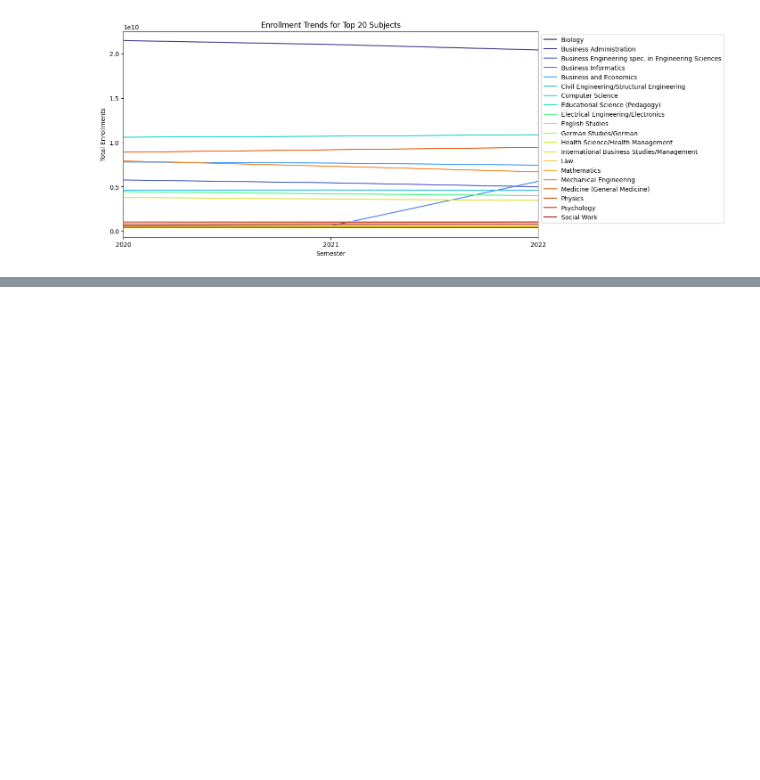
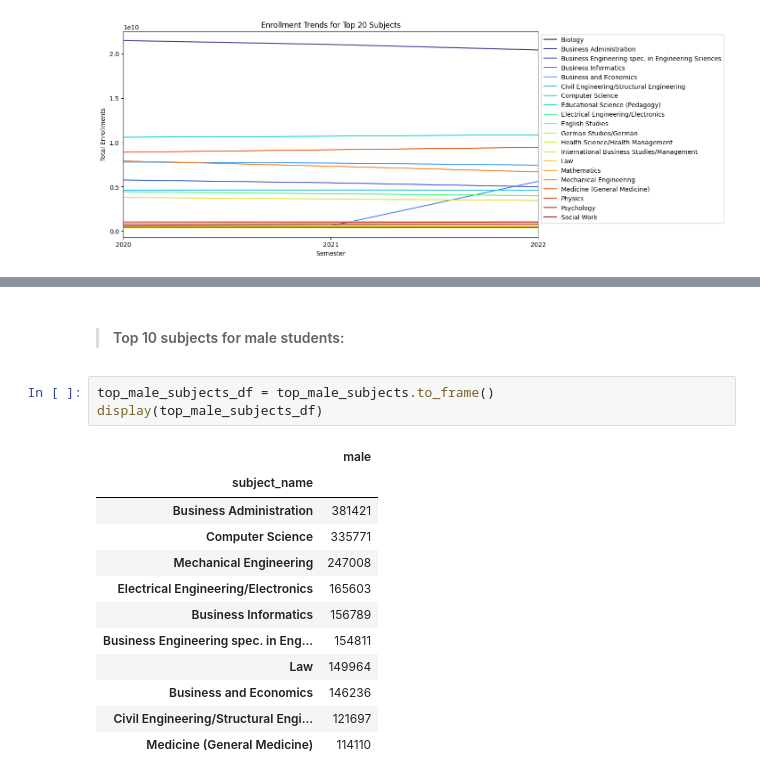
Before and after one commit to lam1aa/RSE-Student-Subject, a Jupyter notebook: src/EDA.ipynb, the cells around one changed output, grey strips where cells are left out. Cells and saved outputs as stored; diff of their text form; blank space fills up the shorter version.

```diff
--- a/src/EDA.ipynb
+++ b/src/EDA.ipynb
@@ -130,0 +179,18 @@ Then for each specific question:
+# %% [markdown]
+>#### Top 10 subjects for male students:
+# %%
+top_male_subjects_df = top_male_subjects.to_frame()
+display(top_male_subjects_df)
+# %% [output]
+|  | male |
+| subject_name |  |
+| Business Administration | 381421 |
+| Computer Science | 335771 |
+| Mechanical Engineering | 247008 |
+| Electrical Engineering/Electronics | 165603 |
+| Business Informatics | 156789 |
+| Business Engineering spec. in Eng... | 154811 |
+| Law | 149964 |
+| Business and Economics | 146236 |
+| Civil Engineering/Structural Engi... | 121697 |
+| Medicine (General Medicine) | 114110 |
```
Also changed, not shown: parts of 17 cells of this notebook.
